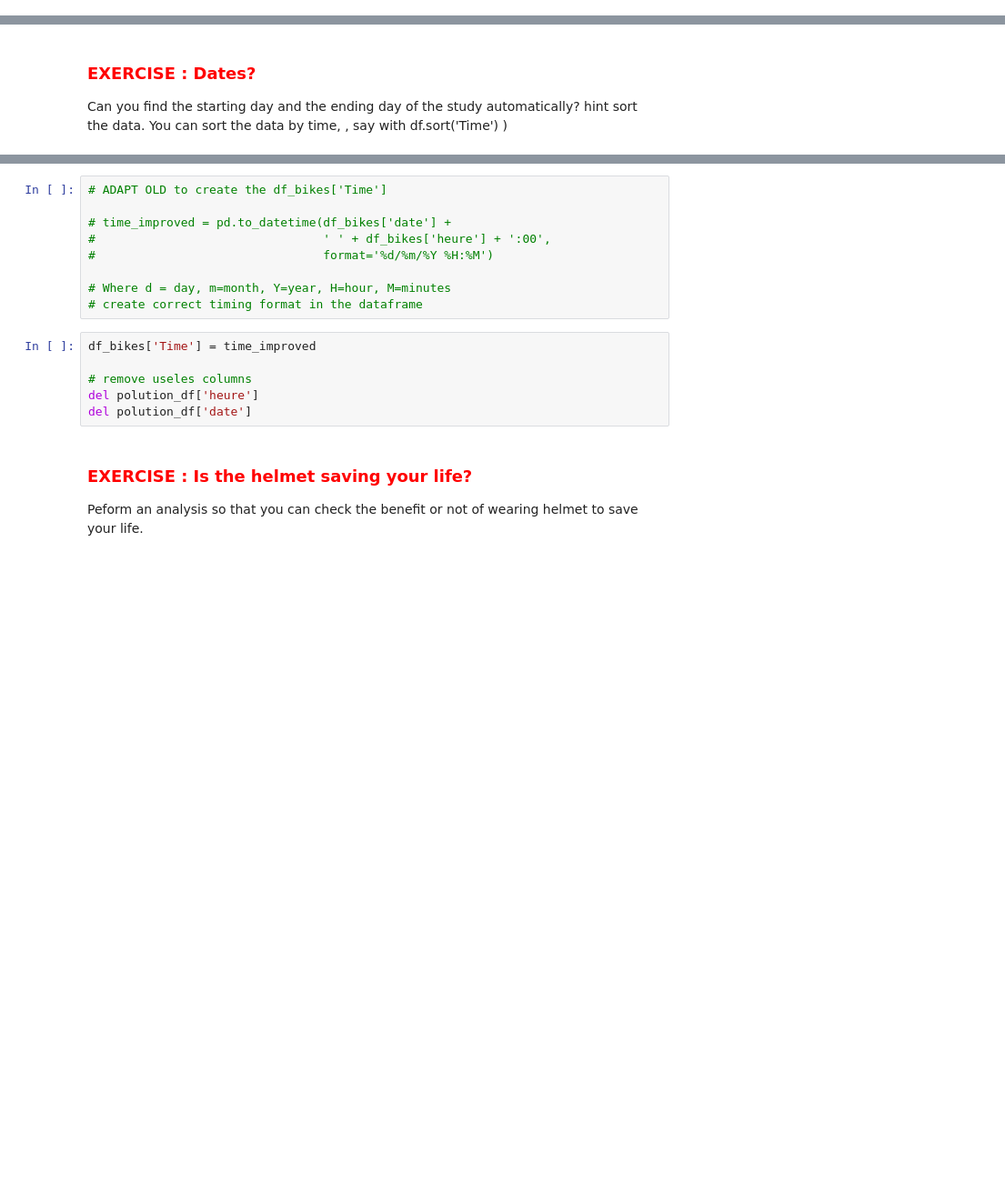
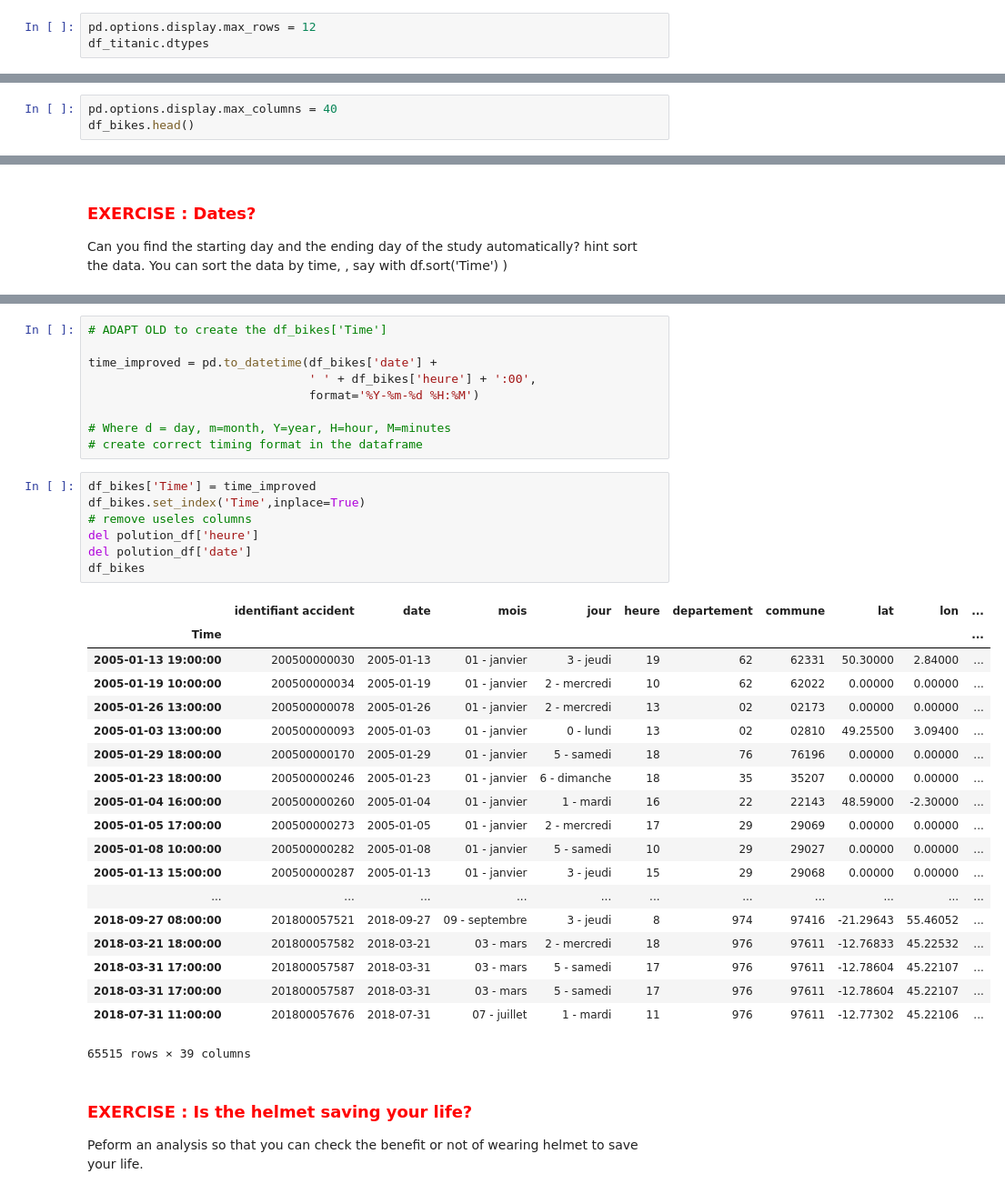
Before and after one commit to bcharlier/HMMA238, a Jupyter notebook: Pandas/Pandas.ipynb, the cells around one changed output, grey strips where cells are left out. Shown at 91% size. Drawn from its saved outputs; the diff is of its cells as text; blank space fills up the shorter version.

```diff
--- a/Pandas/Pandas.ipynb
+++ b/Pandas/Pandas.ipynb
@@ -175,0 +279,3 @@ df_titanic.dtypes
+# %%
+pd.options.display.max_rows = 12
+df_titanic.dtypes
@@ -473,0 +860,3 @@ df_bikes.head()
+# %%
+pd.options.display.max_columns = 40
+df_bikes.head()
@@ -501,18 +938,39 @@ df_bikes['date'] + ' ' + df_bikes['heure'] + ':00'
 # %%
 # ADAPT OLD to create the df_bikes['Time']
 
-# time_improved = pd.to_datetime(df_bikes['date'] +
-#                                ' ' + df_bikes['heure'] + ':00',
-#                                format='%d/%m/%Y %H:%M')
+time_improved = pd.to_datetime(df_bikes['date'] +
+                               ' ' + df_bikes['heure'] + ':00',
+                               format='%Y-%m-%d %H:%M')
 
 # Where d = day, m=month, Y=year, H=hour, M=minutes
 # create correct timing format in the dataframe
 # %%
 df_bikes['Time'] = time_improved
-
+df_bikes.set_index('Time',inplace=True)
 # remove useles columns
 del polution_df['heure']
 del polution_df['date']
+df_bikes
+# %% [output]
+|  | identifiant accident | date | mois | jour | heure | departement | commune | lat | lon | ... |
+| Time |  |  |  |  |  |  |  |  |  | ... |
+| 2005-01-13 19:00:00 | 200500000030 | 2005-01-13 | 01 - janvier | 3 - jeudi | 19 | 62 | 62331 | 50.30000 | 2.84000 | ... |
+| 2005-01-19 10:00:00 | 200500000034 | 2005-01-19 | 01 - janvier | 2 - mercredi | 10 | 62 | 62022 | 0.00000 | 0.00000 | ... |
+| 2005-01-26 13:00:00 | 200500000078 | 2005-01-26 | 01 - janvier | 2 - mercredi | 13 | 02 | 02173 | 0.00000 | 0.00000 | ... |
+| 2005-01-03 13:00:00 | 200500000093 | 2005-01-03 | 01 - janvier | 0 - lundi | 13 | 02 | 02810 | 49.25500 | 3.09400 | ... |
+| 2005-01-29 18:00:00 | 200500000170 | 2005-01-29 | 01 - janvier | 5 - samedi | 18 | 76 | 76196 | 0.00000 | 0.00000 | ... |
+| 2005-01-23 18:00:00 | 200500000246 | 2005-01-23 | 01 - janvier | 6 - dimanche | 18 | 35 | 35207 | 0.00000 | 0.00000 | ... |
+| 2005-01-04 16:00:00 | 200500000260 | 2005-01-04 | 01 - janvier | 1 - mardi | 16 | 22 | 22143 | 48.59000 | -2.30000 | ... |
+| 2005-01-05 17:00:00 | 200500000273 | 2005-01-05 | 01 - janvier | 2 - mercredi | 17 | 29 | 29069 | 0.00000 | 0.00000 | ... |
+| 2005-01-08 10:00:00 | 200500000282 | 2005-01-08 | 01 - janvier | 5 - samedi | 10 | 29 | 29027 | 0.00000 | 0.00000 | ... |
+| 2005-01-13 15:00:00 | 200500000287 | 2005-01-13 | 01 - janvier | 3 - jeudi | 15 | 29 | 29068 | 0.00000 | 0.00000 | ... |
+| ... | ... | ... | ... | ... | ... | ... | ... | ... | ... | ... |
+| 2018-09-27 08:00:00 | 201800057521 | 2018-09-27 | 09 - septembre | 3 - jeudi | 8 | 974 | 97416 | -21.29643 | 55.46052 | ... |
+| 2018-03-21 18:00:00 | 201800057582 | 2018-03-21 | 03 - mars | 2 - mercredi | 18 | 976 | 97611 | -12.76833 | 45.22532 | ... |
+| 2018-03-31 17:00:00 | 201800057587 | 2018-03-31 | 03 - mars | 5 - samedi | 17 | 976 | 97611 | -12.78604 | 45.22107 | ... |
+| 2018-03-31 17:00:00 | 201800057587 | 2018-03-31 | 03 - mars | 5 - samedi | 17 | 976 | 97611 | -12.78604 | 45.22107 | ... |
+| 2018-07-31 11:00:00 | 201800057676 | 2018-07-31 | 07 - juillet | 1 - mardi | 11 | 976 | 97611 | -12.77302 | 45.22106 | ... |
+65515 rows × 39 columns
 # %% [markdown]
 ### <font color='red'> EXERCISE : Is the helmet saving your life?  </font>
 Peform an analysis so that you can check the benefit or not of wearing helmet to save your life.
```
Also changed, not shown: parts of 64 cells of this notebook.
